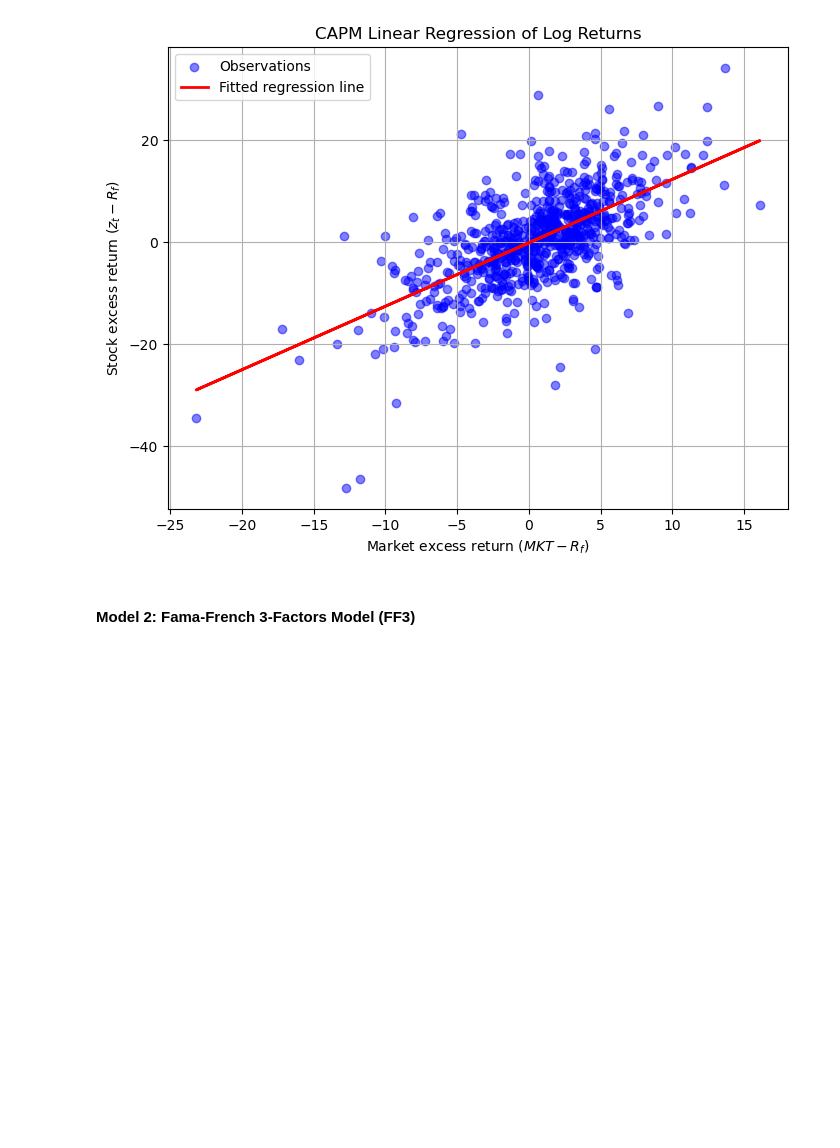
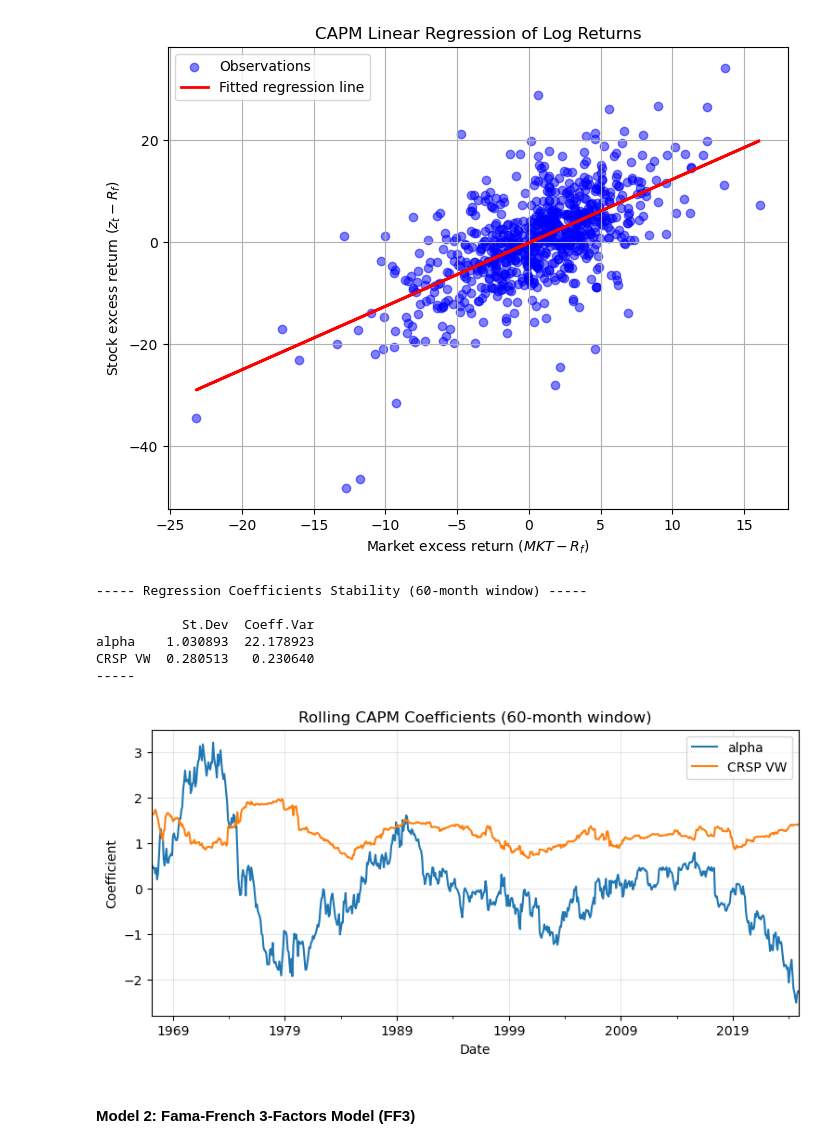
Before and after one commit to VitalityMigo/quant627_finec, a Jupyter notebook: notebook.ipynb, the cells around one changed output. Cells and saved outputs as stored; diff of their text form; code cells hidden in the pictures; blank space fills up the shorter version.

```diff
--- a/notebook.ipynb
+++ b/notebook.ipynb
@@ -2109,3 +2156,49 @@ plt.grid(True)
 plt.show()
 # %% [output]
 [figure]
+# %%
+# Step 5: Complementary analysis
+# Analysis 1: Coefficients stability
+
+# Rolling window params for 5 years
+m_rlg_window = 60
+m_n_window = len(capm_X) - m_rlg_window
+
+# Create a numpy matrix for rolling results
+m_roll60_mat = np.zeros((m_n_window, len(capm_X.columns)))
+
+# Loop through the windos
+for i in range(m_n_window):
+    # Define local slice of X and Y
+    sub_y = capm_Y.iloc[i:i+m_rlg_window]
+    sub_x = capm_X.iloc[i:i+m_rlg_window]
+    # Compute the local regression
+    model = sm.OLS(sub_y, sub_x).fit()
+    m_roll60_mat[i, :] = model.params.values
+
+# Create a dataframe with the results
+m_roll60_coeffs = pd.DataFrame(m_roll60_mat, columns=["alpha", "CRSP VW"], index=capm_X.index[m_rlg_window:])
+
+M_RL60_COEF = pd.DataFrame({
+    "St.Dev": m_roll60_coeffs.std(ddof=0),
+    "Coeff.Var": m_roll60_coeffs.std(ddof=0) / m_roll60_coeffs.mean().abs()
+}, index=m_roll60_coeffs.columns)
+
+print(f'----- Regression Coefficients Stability (60-month window) -----\n\n{M_RL60_COEF}\n-----')
+
+
+# Create plot
+plt.figure(figsize=(9, 4))
+m_roll60_coeffs.plot(ax=plt.gca(), linewidth=1.5)
+plt.title(f'Rolling CAPM Coefficients ({m_rlg_window}-month window)')
+plt.xlabel('Date'); plt.ylabel('Coefficient')
+plt.legend(loc='best'); plt.grid(alpha=0.3)
+plt.show()
+# %% [output]
+----- Regression Coefficients Stability (60-month window) -----
+
+           St.Dev  Coeff.Var
+alpha    1.030893  22.178923
+CRSP VW  0.280513   0.230640
+-----
+[figure, added]
```
Also changed, not shown: parts of 59 cells of this notebook.
